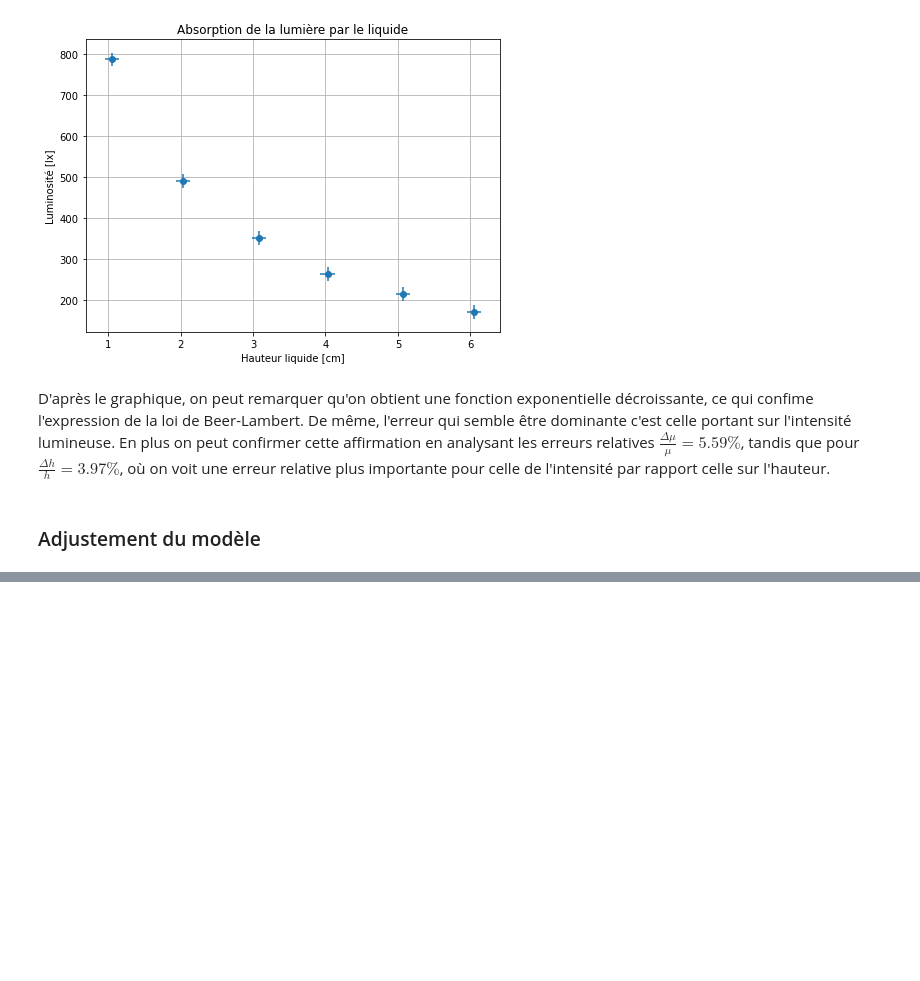
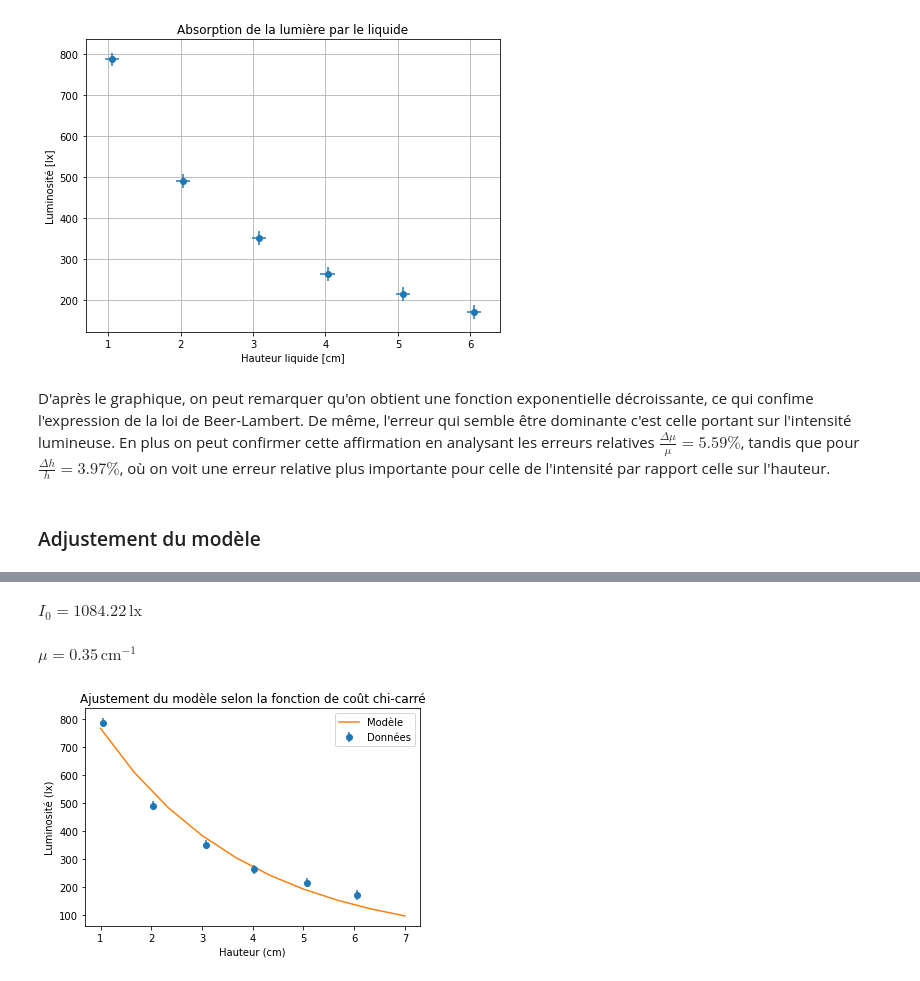
Before and after one commit to kmiloarguello/kmiloarguello.github.io, a Jupyter notebook: phyca/content/LU2PY215/TP/TP5/TP5.ipynb, the cells around one changed output, grey strips where cells are left out. Saved outputs shown, nothing was run; the diff lists cells and outputs as text; code cells hidden in the pictures; blank space fills up the shorter version.

```diff
--- a/phyca/content/LU2PY215/TP/TP5/TP5.ipynb
+++ b/phyca/content/LU2PY215/TP/TP5/TP5.ipynb
@@ -242,0 +266,37 @@ $\displaystyle \mu = 0.33 \, \text{cm}^{-1}$
+# %%
+# Fonction du modèle
+def f(x, I_O, mu):
+  return I_O * np.exp(-mu * x)
+
+# chi-carré
+def chi2(params, x, y, dy):
+  mu, I_O = params
+  return np.sum(((y - f(x, I_O, mu)) / dy)**2)
+
+# Minimisation
+params0 = [1, 10]
+result = minimize(chi2, params0, args=(heights, luminosites, luminosite_uncertainty))
+
+mu, I_O = result.x
+y_scipy = {
+  'I_0': I_O,
+  'mu': mu,
+}
+
+display(Math(r'I_0 = {:.2f} \, \text{{lx}}'.format(I_O)))
+display(Math(r'\mu = {:.2f} \, \text{{cm}}^{{-1}}'.format(mu)))
+
+x = np.linspace(1, 7, 10)
+y = f(x, I_O, mu)
+
+plt.errorbar(heights, luminosites, yerr=luminosite_uncertainty, fmt='o', label='Données')
+plt.plot(x, y, label='Modèle')
+plt.title('Ajustement du modèle selon la fonction de coût chi-carré')
+plt.xlabel('Hauteur (cm)')
+plt.ylabel('Luminosité (lx)')
+plt.legend()
+plt.show()
+# %% [output]
+$\displaystyle I_0 = 1084.22 \, \text{lx}$
+$\displaystyle \mu = 0.35 \, \text{cm}^{-1}$
+[figure, added]
```
Also changed, not shown: parts of 14 cells of this notebook.
